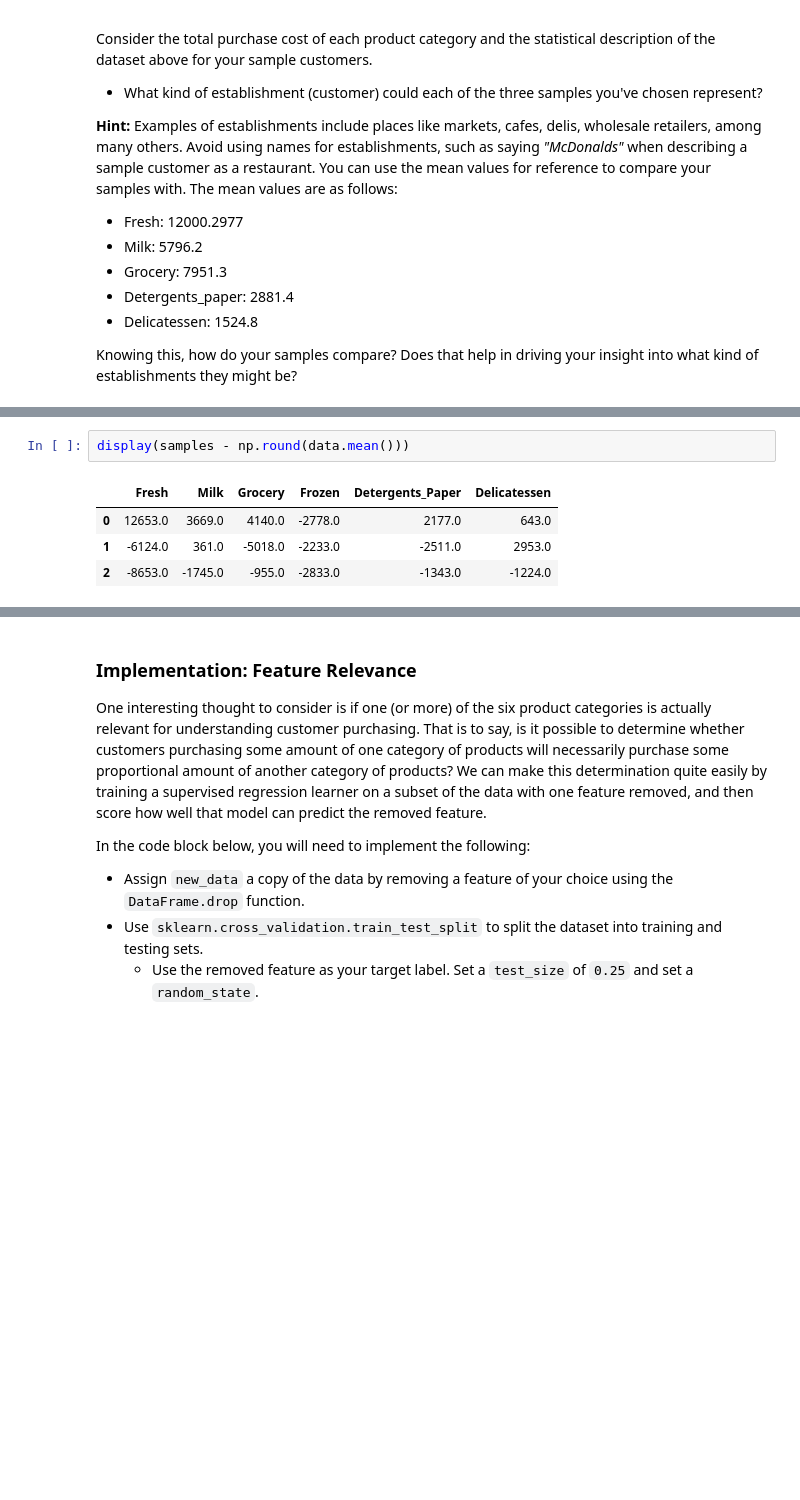
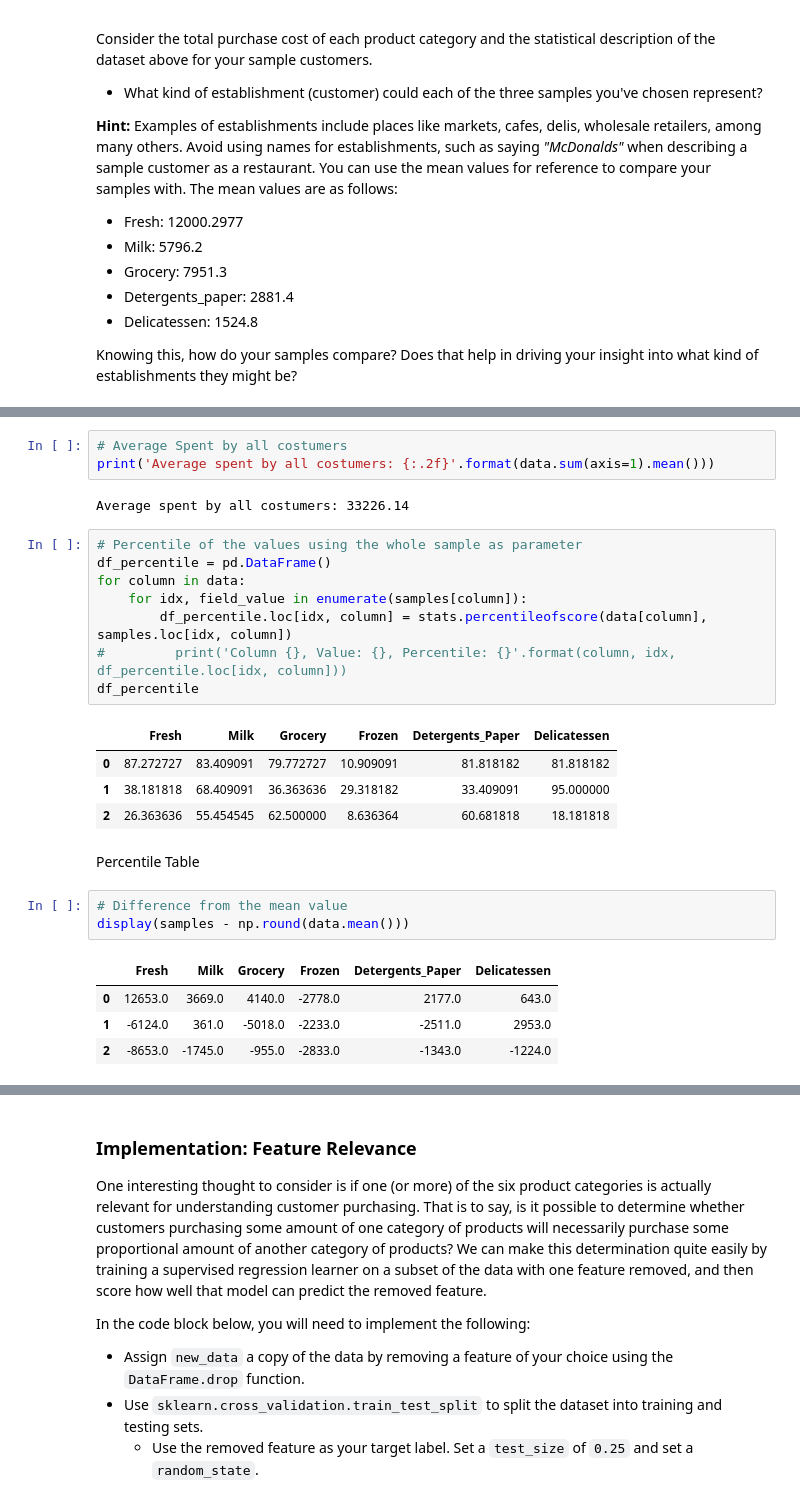
Before and after one commit to falkets/udacity-MLEN, a Jupyter notebook: projects/customer_segments/customer_segments.ipynb, the cells around one changed output, grey strips where cells are left out. Saved outputs shown, nothing was run; the diff lists cells and outputs as text; blank space fills up the shorter version.

```diff
--- a/projects/customer_segments/customer_segments.ipynb
+++ b/projects/customer_segments/customer_segments.ipynb
@@ -99,4 +109,25 @@ Knowing this, how do your samples compare? Does that help in driving your insigh
+# %%
+# Average Spent by all costumers
+print('Average spent by all costumers: {:.2f}'.format(data.sum(axis=1).mean()))
+# %% [output]
+Average spent by all costumers: 33226.14
+# %%
+# Percentile of the values using the whole sample as parameter
+df_percentile = pd.DataFrame()
+for column in data:
+    for idx, field_value in enumerate(samples[column]):
+        df_percentile.loc[idx, column] = stats.percentileofscore(data[column], samples.loc[idx, column])
+#         print('Column {}, Value: {}, Percentile: {}'.format(column, idx, df_percentile.loc[idx, column]))
+df_percentile
+# %% [output]
+|  | Fresh | Milk | Grocery | Frozen | Detergents_Paper | Delicatessen |
+| 0 | 87.272727 | 83.409091 | 79.772727 | 10.909091 | 81.818182 | 81.818182 |
+| 1 | 38.181818 | 68.409091 | 36.363636 | 29.318182 | 33.409091 | 95.000000 |
+| 2 | 26.363636 | 55.454545 | 62.500000 | 8.636364 | 60.681818 | 18.181818 |
+# %% [markdown]
+Percentile Table
 # %%
+# Difference from the mean value
 display(samples - np.round(data.mean()))
 # %% [output]
 |  | Fresh | Milk | Grocery | Frozen | Detergents_Paper | Delicatessen |
```
Also changed, not shown: parts of 15 cells of this notebook.
